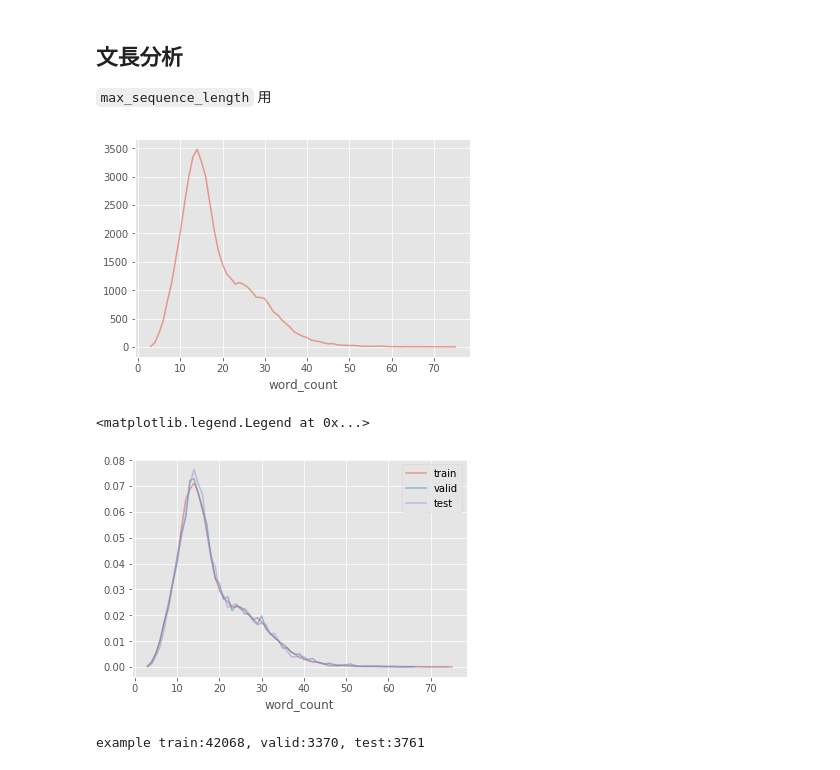
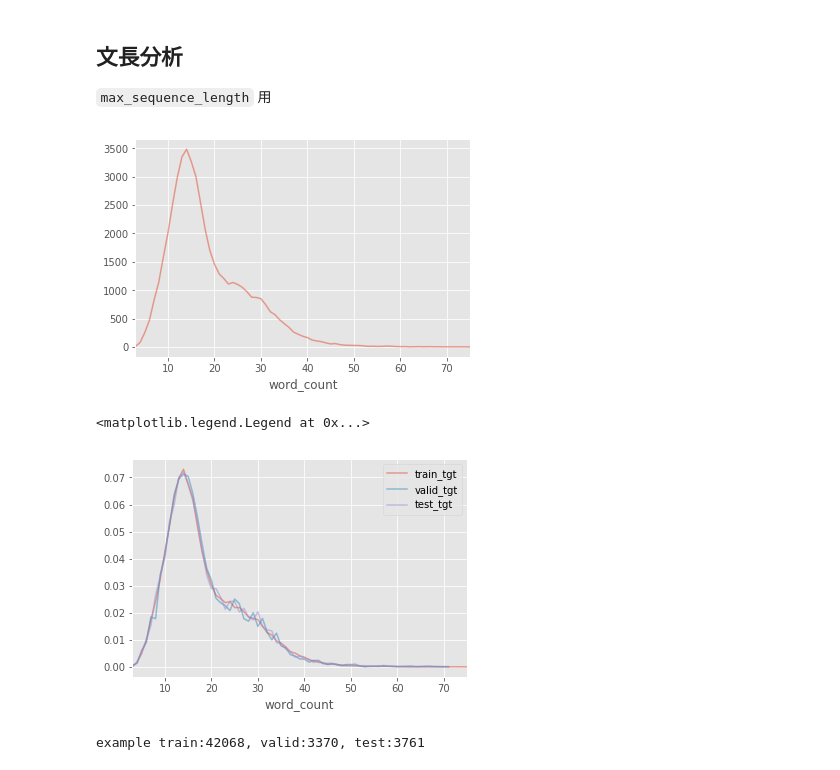
Before and after one commit to shunyooo/Sentence-VAE, a Jupyter notebook: 0.データ整形.ipynb, the cells around one changed output. Saved outputs shown, nothing was run; the diff lists cells and outputs as text; code cells hidden in the pictures.

```diff
--- a/0.データ整形.ipynb
+++ b/0.データ整形.ipynb
@@ -73,0 +60,23 @@ print('\n'.join(train[100:110]))
+# %%
+lines = readlines(f'./data/eccos/eccos_mecab_tfidf_top3.tgt.train')
+kws = readlines(f'./data/eccos/eccos_mecab_tfidf_top3.src.train')
+# %%
+from sklearn.model_selection import train_test_split
+def extract_src_tgt(src_tgt_list):
+    src_list = [src for src, tgt in src_tgt_list]
+    tgt_list = [tgt for src, tgt in src_tgt_list]
+    return src_list, tgt_list
+
+def split_train_valid_test(src_list, tgt_list):
+    assert len(src_list) == len(tgt_list)
+    src_tgt_list = list(zip(src_list, tgt_list))
+    train_valid, test = train_test_split(src_tgt_list, train_size=0.8, test_size=0.2)
+    train, valid = train_test_split(train_valid, train_size=0.8, test_size=0.2)
+    print(f'split train:{len(train)}, valid:{len(valid)}, test:{len(test)}')
+    train_src, train_tgt = extract_src_tgt(train)
+    valid_src, valid_tgt = extract_src_tgt(valid)
+    test_src, test_tgt = extract_src_tgt(test)
+    return train_src, train_tgt, valid_src, valid_tgt, test_src, test_tgt
+# %%
+train_src, train_tgt, valid_src, valid_tgt, test_src, test_tgt = split_train_valid_test(kws, lines)
+check_data_valid(train_tgt, valid_tgt, test_tgt)
@@ -103,20 +139,20 @@ def plot_word_count(lines, normalize=False, label=None):
     ser_word_count.plot(alpha=0.5, label=label)
     return df_line
 # %%
-all_lines = train_lines + valid_lines + test_lines
-df_line = plot_word_count(all_lines)
+all_tgt = train_tgt + valid_tgt + test_tgt
+df_line = plot_word_count(all_tgt)
 plt.savefig('./figs/eccos_word_count.png', dpi=120)
 # %% [output]
-[figure, old version]
+[figure, new version]
 # %%
-_ = plot_word_count(train_lines, normalize=True, label='train')
-_ = plot_word_count(valid_lines, normalize=True, label='valid')
-_ = plot_word_count(test_lines, normalize=True, label='test')
+_ = plot_word_count(train_tgt, normalize=True, label='train_tgt')
+_ = plot_word_count(valid_tgt, normalize=True, label='valid_tgt')
+_ = plot_word_count(test_tgt, normalize=True, label='test_tgt')
 
 plt.legend()
 # %% [output]
 <matplotlib.legend.Legend at 0x...>
-[figure, old version]
+[figure, new version]
 # %%
 exam_lines_train = readlines('./data/simple-examples/ptb.train.txt')
 exam_lines_valid = readlines('./data/simple-examples/ptb.valid.txt')
```
Also changed, not shown: parts of 8 cells of this notebook, 2 other files.
